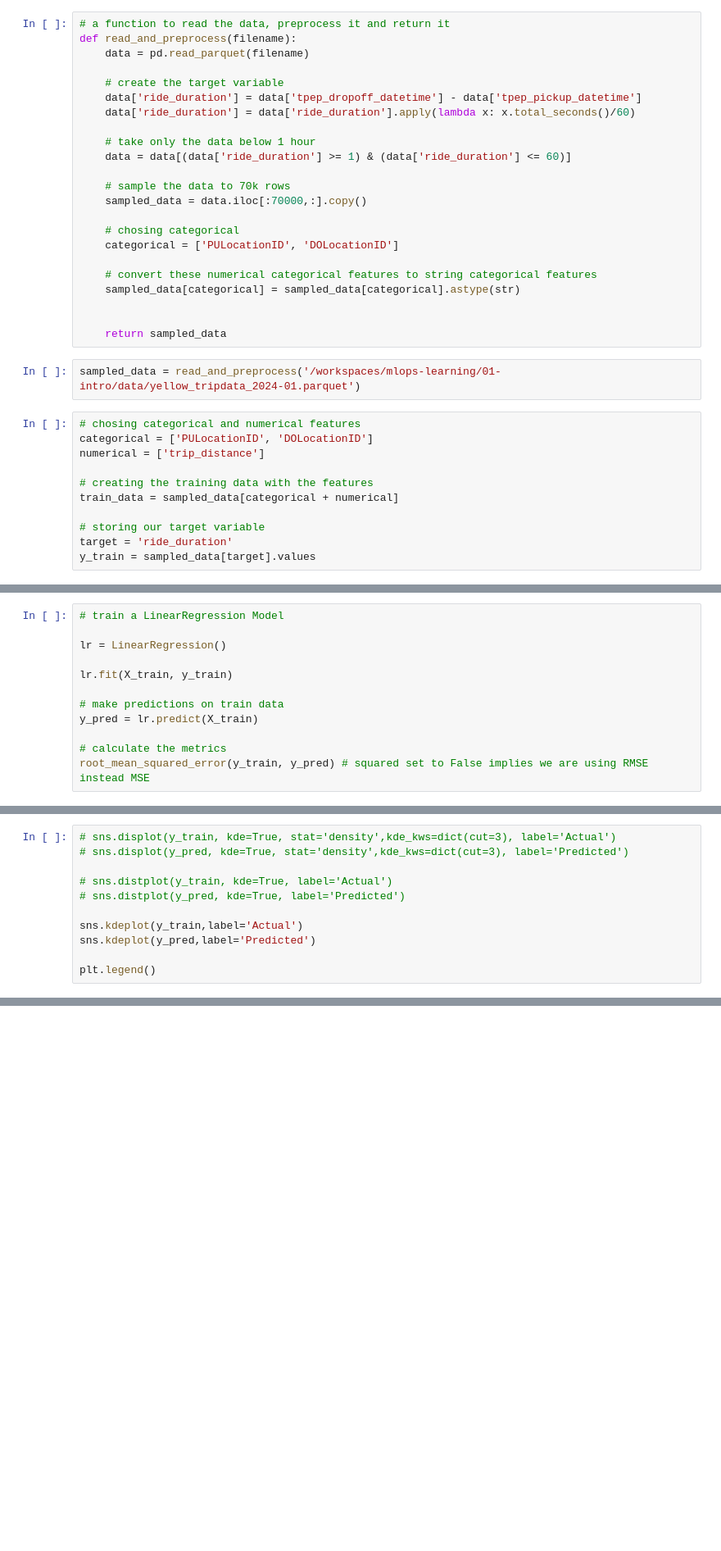
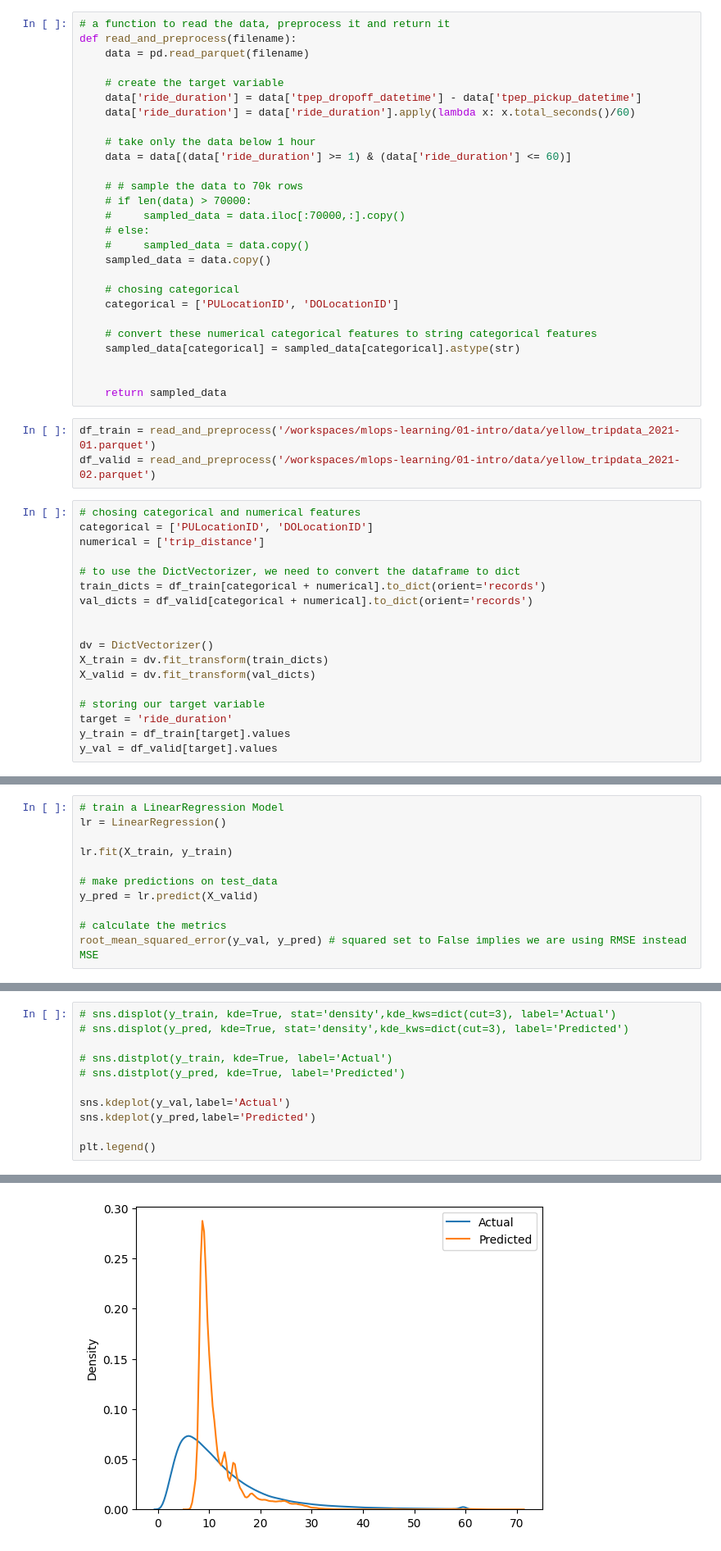
Before and after one commit to LuciAkirami/mlops-learning, a Jupyter notebook: 02-mlflow/01-mlflow-dur-pred.ipynb, the cells around one changed output, grey strips where cells are left out. Shown: that part at 82% size. Drawn from its saved outputs; the diff is of its cells as text; blank space fills up the shorter version.

```diff
--- a/02-mlflow/01-mlflow-dur-pred.ipynb
+++ b/02-mlflow/01-mlflow-dur-pred.ipynb
@@ -48,8 +62,12 @@ def read_and_preprocess(filename):
     # take only the data below 1 hour
     data = data[(data['ride_duration'] >= 1) & (data['ride_duration'] <= 60)]
 
-    # sample the data to 70k rows
-    sampled_data = data.iloc[:70000,:].copy()
+    # # sample the data to 70k rows
+    # if len(data) > 70000:
+    #     sampled_data = data.iloc[:70000,:].copy()
+    # else:
+    #     sampled_data = data.copy()
+    sampled_data = data.copy()
 
     # chosing categorical
     categorical = ['PULocationID', 'DOLocationID']
@@ -60,15 +78,23 @@ def read_and_preprocess(filename):
 
     return sampled_data
 # %%
-sampled_data = read_and_preprocess('/workspaces/mlops-learning/01-intro/data/yellow_tripdata_2024-01.parquet')
+df_train = read_and_preprocess('/workspaces/mlops-learning/01-intro/data/yellow_tripdata_2021-01.parquet')
+df_valid = read_and_preprocess('/workspaces/mlops-learning/01-intro/data/yellow_tripdata_2021-02.parquet')
 # %%
 # chosing categorical and numerical features
 categorical = ['PULocationID', 'DOLocationID']
 numerical = ['trip_distance']
 
-# creating the training data with the features
-train_data = sampled_data[categorical + numerical]
+# to use the DictVectorizer, we need to convert the dataframe to dict
+train_dicts = df_train[categorical + numerical].to_dict(orient='records')
+val_dicts = df_valid[categorical + numerical].to_dict(orient='records')
+
+
+dv = DictVectorizer()
+X_train = dv.fit_transform(train_dicts)
+X_valid = dv.fit_transform(val_dicts)
 
 # storing our target variable
 target = 'ride_duration'
-y_train = sampled_data[target].values
+y_train = df_train[target].values
+y_val = df_valid[target].values
@@ -85,13 +101,12 @@ X_train
 # %%
 # train a LinearRegression Model
-
 lr = LinearRegression()
 
 lr.fit(X_train, y_train)
 
-# make predictions on train data
-y_pred = lr.predict(X_train)
+# make predictions on test_data
+y_pred = lr.predict(X_valid)
 
 # calculate the metrics
-root_mean_squared_error(y_train, y_pred) # squared set to False implies we are using RMSE instead MSE
+root_mean_squared_error(y_val, y_pred) # squared set to False implies we are using RMSE instead MSE
 # %% [output]
@@ -103,7 +118,7 @@ np.float64(5.797042749628479)
 # sns.distplot(y_train, kde=True, label='Actual')
 # sns.distplot(y_pred, kde=True, label='Predicted')
 
-sns.kdeplot(y_train,label='Actual')
+sns.kdeplot(y_val,label='Actual')
 sns.kdeplot(y_pred,label='Predicted')
 
 plt.legend()
@@ -111,0 +127 @@ NameError: name 'y_train' is not defined
+[figure, added]
```
Also changed, not shown: parts of 9 cells of this notebook.
